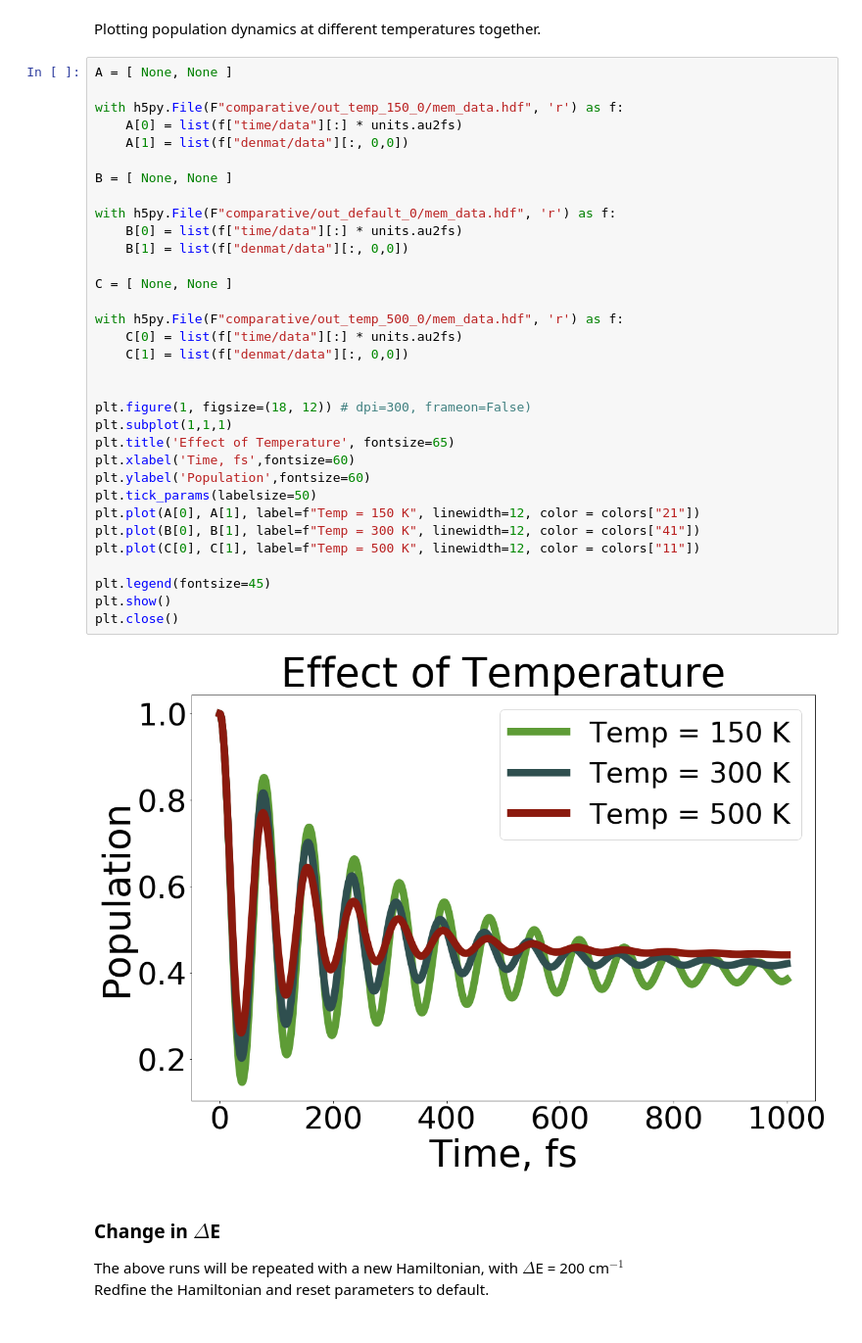
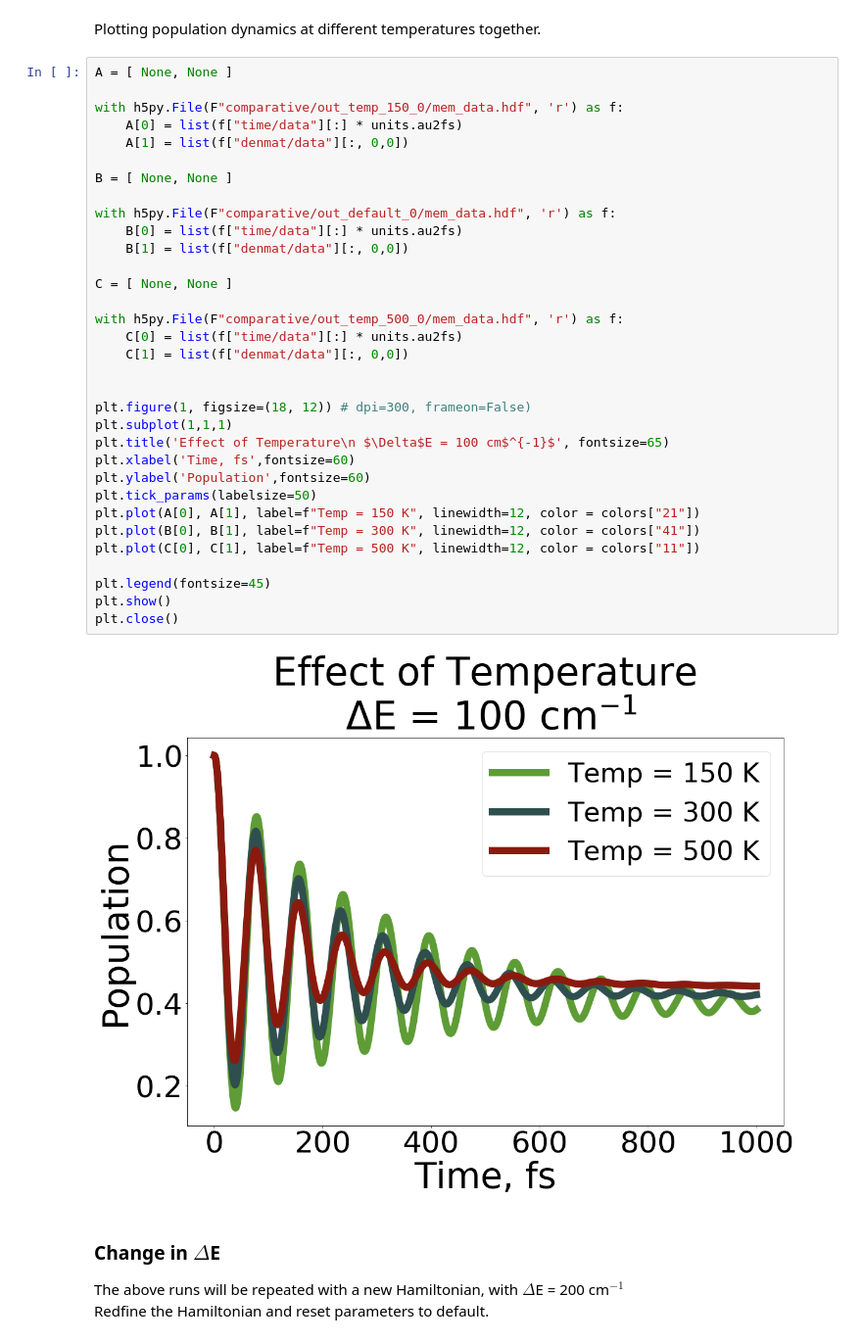
Before and after one commit to AkimovLab/Project_HEOM, a Jupyter notebook: comparative_analysis/Comparative Analysis.ipynb, the cells around one changed output. Shown at 98% size. Drawn from its saved outputs; the diff is of its cells as text.

```diff
--- a/comparative_analysis/Comparative Analysis.ipynb
+++ b/comparative_analysis/Comparative Analysis.ipynb
@@ -243,35 +243,35 @@ A = [ None, None ]
 with h5py.File(F"comparative/out_temp_150_0/mem_data.hdf", 'r') as f:
     A[0] = list(f["time/data"][:] * units.au2fs)
     A[1] = list(f["denmat/data"][:, 0,0])
 
 B = [ None, None ]
 
 with h5py.File(F"comparative/out_default_0/mem_data.hdf", 'r') as f:
     B[0] = list(f["time/data"][:] * units.au2fs)
     B[1] = list(f["denmat/data"][:, 0,0])
 
 C = [ None, None ]
 
 with h5py.File(F"comparative/out_temp_500_0/mem_data.hdf", 'r') as f:
     C[0] = list(f["time/data"][:] * units.au2fs)
     C[1] = list(f["denmat/data"][:, 0,0])
 
 
 plt.figure(1, figsize=(18, 12)) # dpi=300, frameon=False)
 plt.subplot(1,1,1)
-plt.title('Effect of Temperature', fontsize=65)
+plt.title('Effect of Temperature\n $\Delta$E = 100 cm$^{-1}$', fontsize=65)
 plt.xlabel('Time, fs',fontsize=60)
 plt.ylabel('Population',fontsize=60)
 plt.tick_params(labelsize=50)
 plt.plot(A[0], A[1], label=f"Temp = 150 K", linewidth=12, color = colors["21"])
 plt.plot(B[0], B[1], label=f"Temp = 300 K", linewidth=12, color = colors["41"])
 plt.plot(C[0], C[1], label=f"Temp = 500 K", linewidth=12, color = colors["11"])
 
 plt.legend(fontsize=45)
 plt.show()
 plt.close()
 # %% [output]
-[figure, old version]
+[figure, new version]
 # %% [markdown]
 <h3>Change in $\Delta$E</h3>
 The above runs will be repeated with a new Hamiltonian, with $\Delta$E = 200 cm$^{-1}$
```
Also changed, not shown: parts of 5 cells of this notebook, 4 other files.
